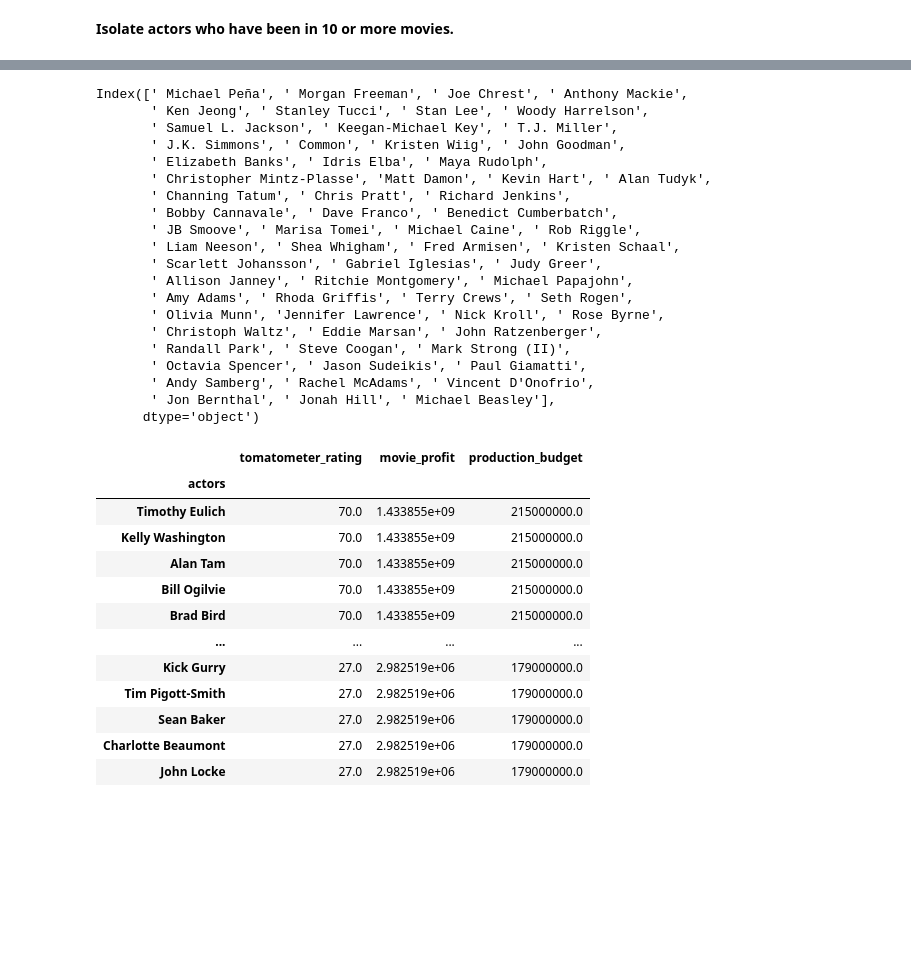
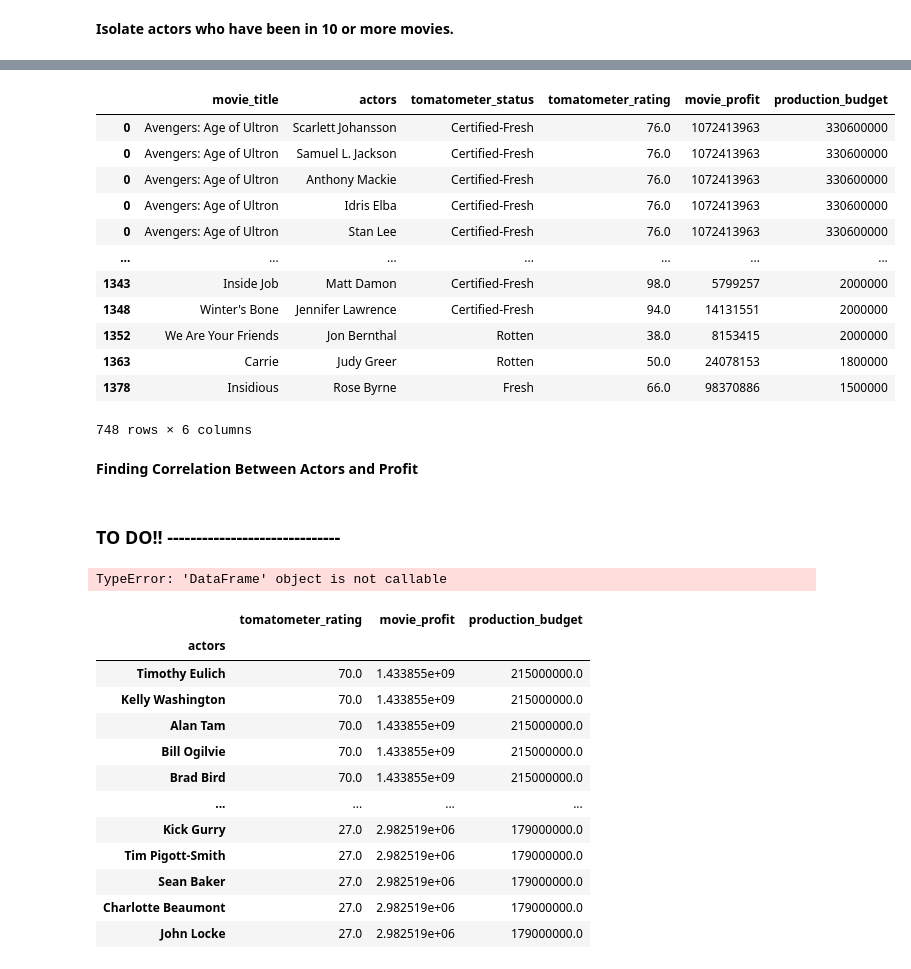
Before and after one commit to jchandleroneal/microsoft-movie-analysis, a Jupyter notebook: movie_analysis.ipynb, the cells around one changed output, grey strips where cells are left out. Saved outputs shown, nothing was run; the diff lists cells and outputs as text; code cells hidden in the pictures; blank space fills up the shorter version.

```diff
--- a/movie_analysis.ipynb
+++ b/movie_analysis.ipynb
@@ -511,4 +490,5 @@ new300
 # %% [markdown]
 **Isolate actors who have been in 10 or more movies.**
 # %%
-a_list_actors = drop_outliers.actors.value_counts()[drop_outliers.actors.value_counts() >= 10].index   #index = 65
+a_list_actors = drop_outliers.actors.value_counts()  #index = 65
+a_list_actors
@@ -515,31 +508,30 @@ a_list_actors = drop_outliers.actors.value_counts()[drop_outliers.actors.value_c
+# %%
+a_list_actors = list(a_list_actors[a_list_actors >= 10].index)
 # %%
-# drop_outliers[] =
-# example = example[example.actors.isin(example.actors.value_counts()[:100].index.tolist())]
-
-
-actor_compare = a_list_actors[a_list_actors.isin(drop_outliers.actors.value_counts()[:65].index.tolist())]
-actor_compare
+top10_list_actors = drop_outliers[drop_outliers.actors.isin(a_list_actors)]
+top10_list_actors
 # %% [output]
+|  | movie_title | actors | tomatometer_status | tomatometer_rating | movie_profit | production_budget |
+| 0 | Avengers: Age of Ultron | Scarlett Johansson | Certified-Fresh | 76.0 | 1072413963 | 330600000 |
+| 0 | Avengers: Age of Ultron | Samuel L. Jackson | Certified-Fresh | 76.0 | 1072413963 | 330600000 |
+| 0 | Avengers: Age of Ultron | Anthony Mackie | Certified-Fresh | 76.0 | 1072413963 | 330600000 |
+| 0 | Avengers: Age of Ultron | Idris Elba | Certified-Fresh | 76.0 | 1072413963 | 330600000 |
+| 0 | Avengers: Age of Ultron | Stan Lee | Certified-Fresh | 76.0 | 1072413963 | 330600000 |
+| ... | ... | ... | ... | ... | ... | ... |
+| 1343 | Inside Job | Matt Damon | Certified-Fresh | 98.0 | 5799257 | 2000000 |
+| 1348 | Winter's Bone | Jennifer Lawrence | Certified-Fresh | 94.0 | 14131551 | 2000000 |
+| 1352 | We Are Your Friends | Jon Bernthal | Rotten | 38.0 | 8153415 | 2000000 |
+| 1363 | Carrie | Judy Greer | Rotten | 50.0 | 24078153 | 1800000 |
+| 1378 | Insidious | Rose Byrne | Fresh | 66.0 | 98370886 | 1500000 |
-Index([' Michael Peña', ' Morgan Freeman', ' Joe Chrest', ' Anthony Mackie',
-       ' Ken Jeong', ' Stanley Tucci', ' Stan Lee', ' Woody Harrelson',
-       ' Samuel L. Jackson', ' Keegan-Michael Key', ' T.J. Miller',
-       ' J.K. Simmons', ' Common', ' Kristen Wiig', ' John Goodman',
-       ' Elizabeth Banks', ' Idris Elba', ' Maya Rudolph',
-       ' Christopher Mintz-Plasse', 'Matt Damon', ' Kevin Hart', ' Alan Tudyk',
-       ' Channing Tatum', ' Chris Pratt', ' Richard Jenkins',
-       ' Bobby Cannavale', ' Dave Franco', ' Benedict Cumberbatch',
-       ' JB Smoove', ' Marisa Tomei', ' Michael Caine', ' Rob Riggle',
-       ' Liam Neeson', ' Shea Whigham', ' Fred Armisen', ' Kristen Schaal',
-       ' Scarlett Johansson', ' Gabriel Iglesias', ' Judy Greer',
-       ' Allison Janney', ' Ritchie Montgomery', ' Michael Papajohn',
-       ' Amy Adams', ' Rhoda Griffis', ' Terry Crews', ' Seth Rogen',
-       ' Olivia Munn', 'Jennifer Lawrence', ' Nick Kroll', ' Rose Byrne',
-       ' Christoph Waltz', ' Eddie Marsan', ' John Ratzenberger',
-       ' Randall Park', ' Steve Coogan', ' Mark Strong (II)',
-       ' Octavia Spencer', ' Jason Sudeikis', ' Paul Giamatti',
-       ' Andy Samberg', ' Rachel McAdams', ' Vincent D'Onofrio',
-       ' Jon Bernthal', ' Jonah Hill', ' Michael Beasley'],
-      dtype='object')
+748 rows × 6 columns
+# %% [markdown]
+**Finding Correlation Between Actors and Profit**
+# %% [markdown]
+### TO DO!!  ------------------------------
+# %%
+top10_list_actors[top10_list_actors.columns[:10].tolist() + ['movie_profit']].corr().sort_values('movie_profit', ascending=False)
+# %% [output]
+TypeError: 'DataFrame' object is not callable
 # %%
 drop_outliers.groupby('actors').mean().sort_values('movie_profit', ascending=False)
 # %% [output]
```
Also changed, not shown: parts of 18 cells of this notebook.
